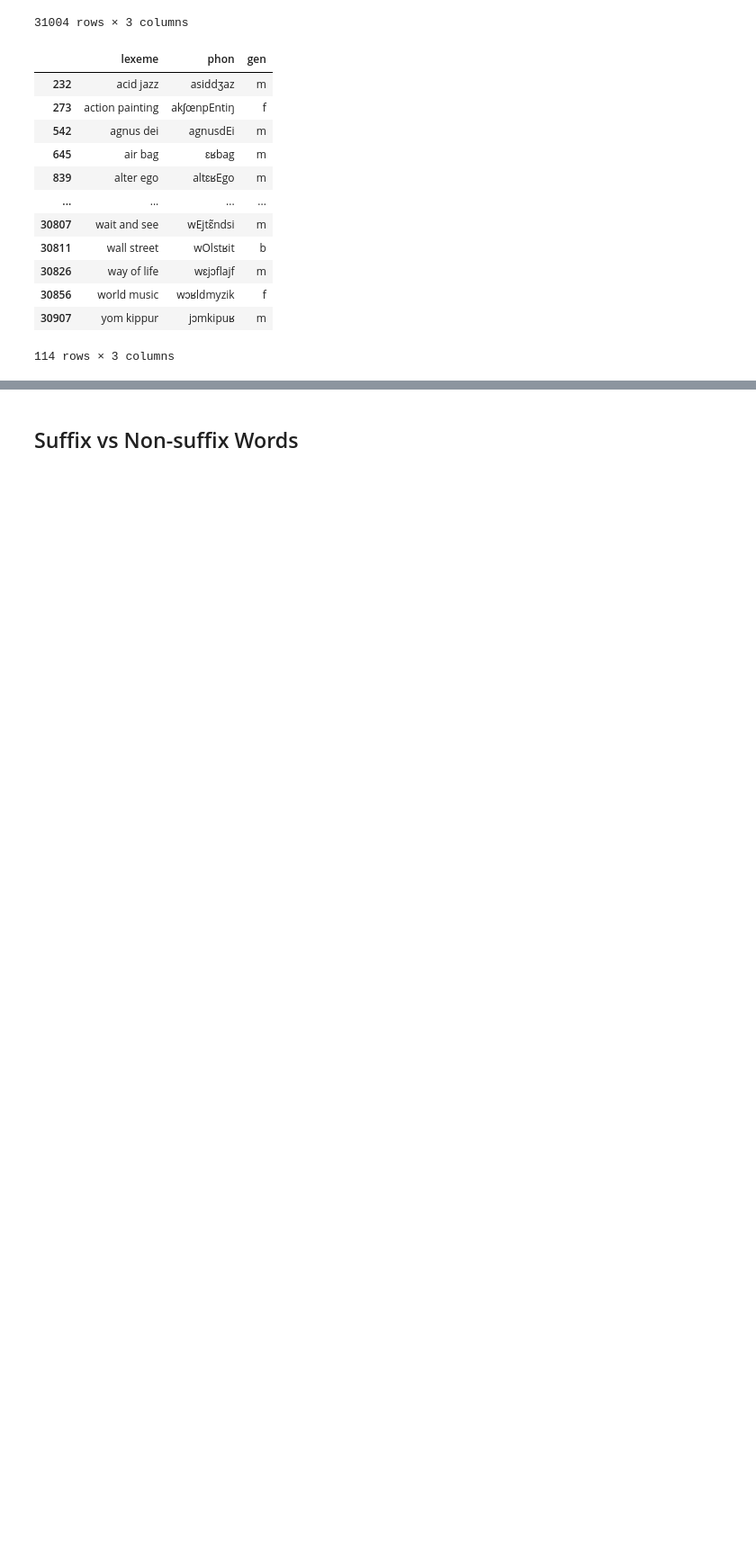
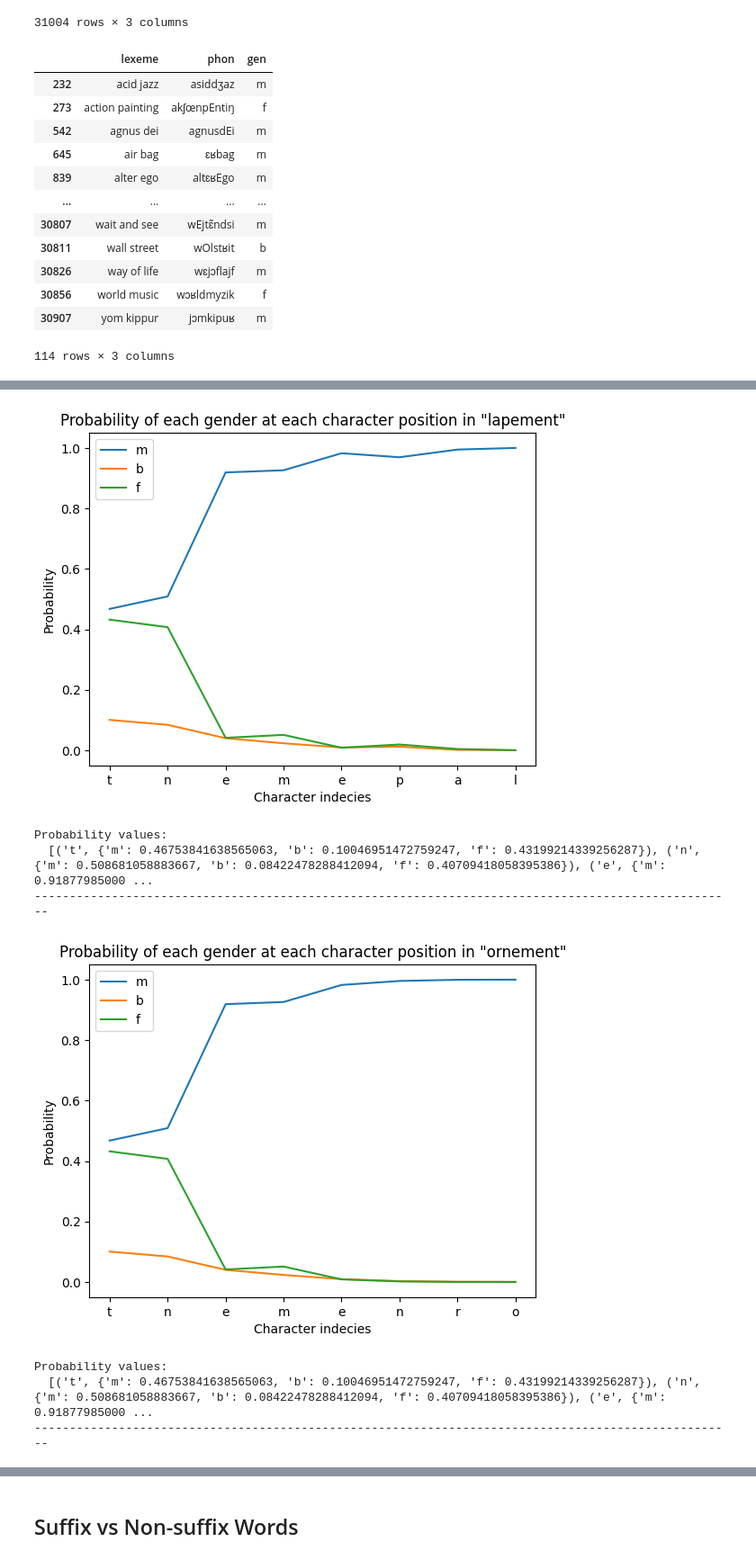
Before and after one commit to obonami/gender_prediction, a Jupyter notebook: src/analysis.ipynb, the cells around one changed output, grey strips where cells are left out. Shown: that part at 90% size. Drawn from its saved outputs; the diff is of its cells as text; code cells hidden in the pictures; blank space fills up the shorter version.

```diff
--- a/src/analysis.ipynb
+++ b/src/analysis.ipynb
@@ -137,0 +126,17 @@ percentage_correct
+# %%
+view_plateau('lapement', or3valid_preds)
+print('-' * 100 + '\n')
+view_plateau('ornement', or3valid_preds)
+print('-' * 100 + '\n')
+view_plateau('tentation', or3valid_preds)
+print('-' * 100 + '\n')
+view_plateau('exemption', or3valid_preds)
+# %% [output]
+[figure, added]
+Probability values:
+  [('t', {'m': 0.46753841638565063, 'b': 0.10046951472759247, 'f': 0.43199214339256287}), ('n', {'m': 0.508681058883667, 'b': 0.08422478288412094, 'f': 0.40709418058395386}), ('e', {'m': 0.91877985000 ...
+----------------------------------------------------------------------------------------------------
+[figure, added]
+Probability values:
+  [('t', {'m': 0.46753841638565063, 'b': 0.10046951472759247, 'f': 0.43199214339256287}), ('n', {'m': 0.508681058883667, 'b': 0.08422478288412094, 'f': 0.40709418058395386}), ('e', {'m': 0.91877985000 ...
+----------------------------------------------------------------------------------------------------
```
Also changed, not shown: parts of 21 cells of this notebook, 12 other files.
